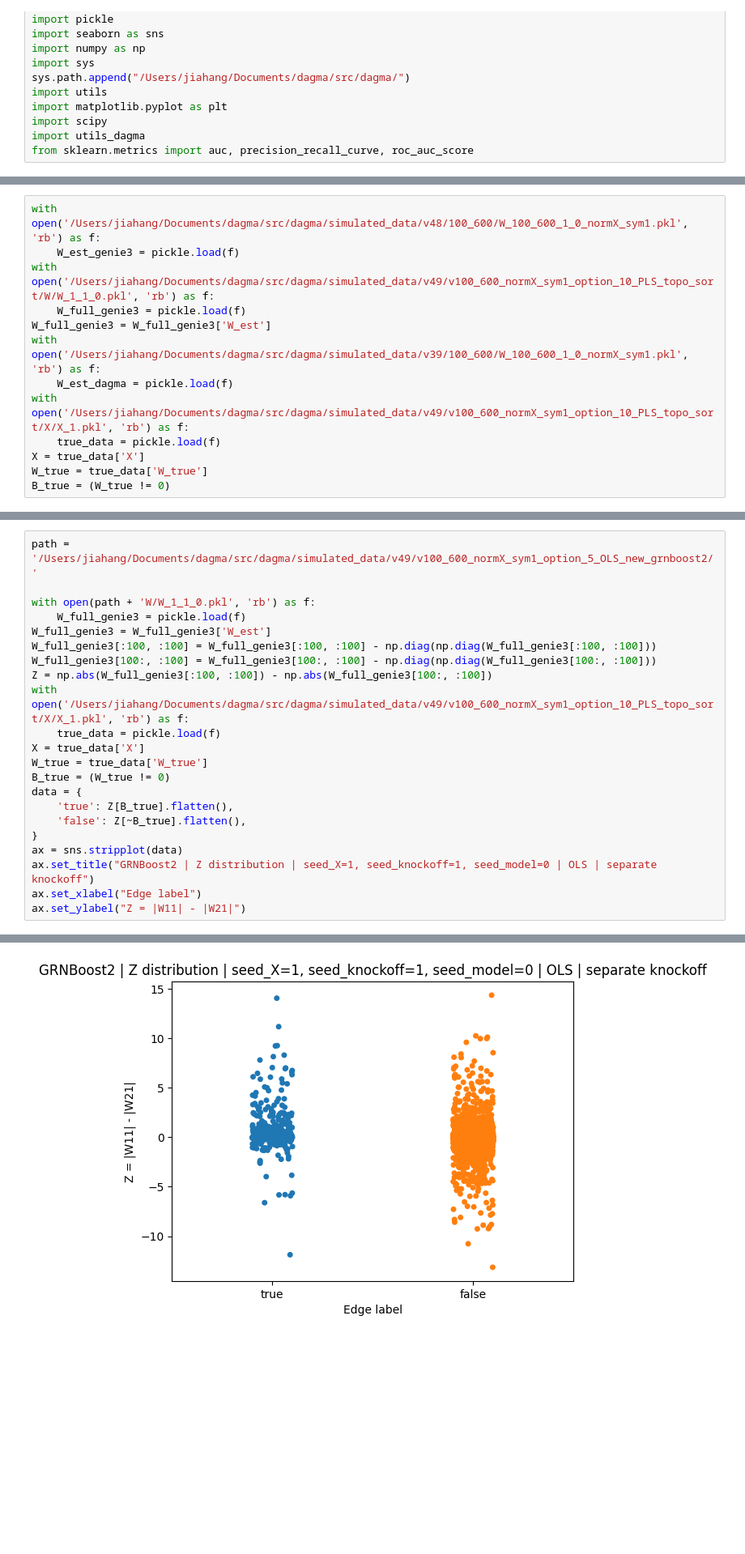
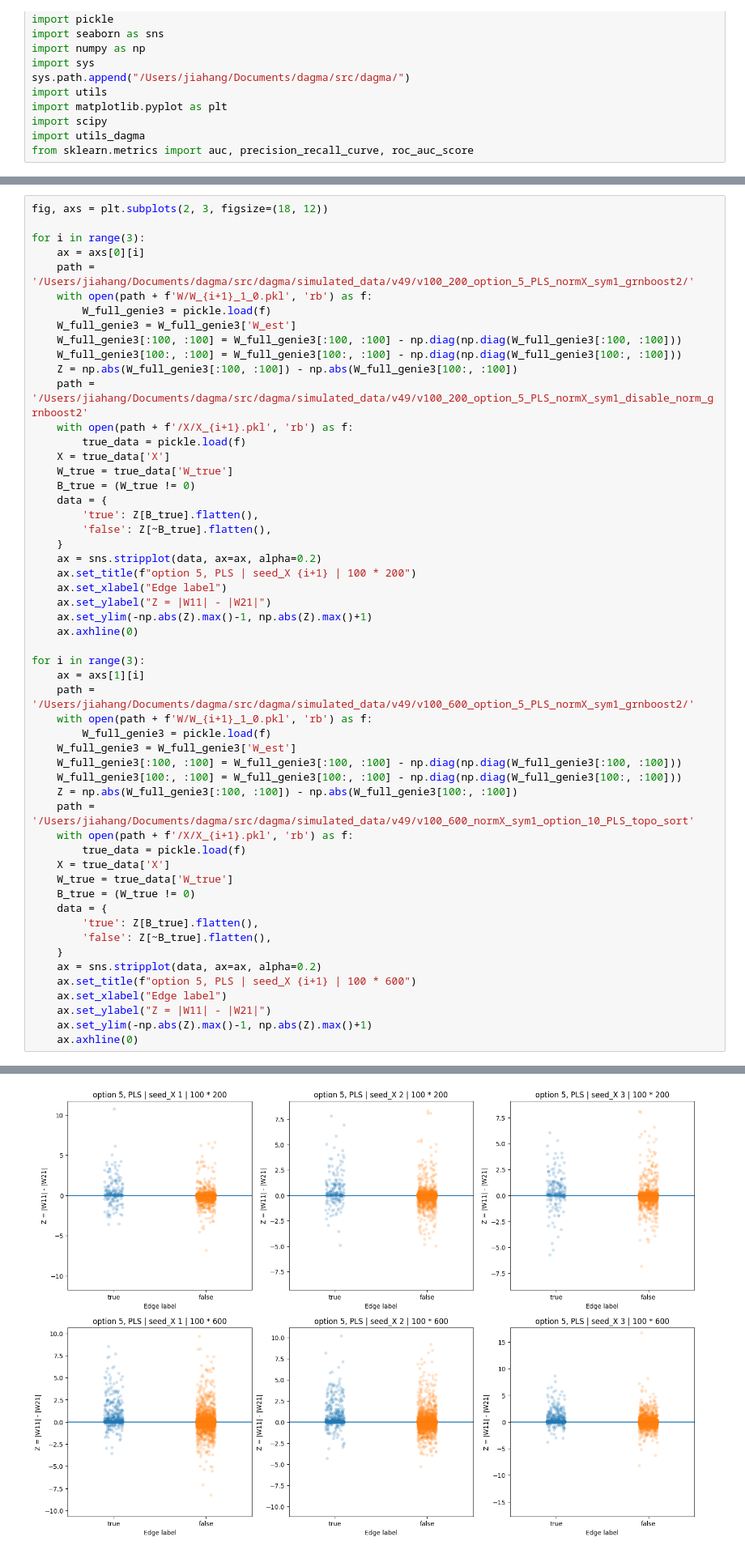
Before and after one commit to LspongebobJH/dagma, a Jupyter notebook: src/dagma/notebooks/v48_49.ipynb, the cells around one changed output, grey strips where cells are left out. Shown at 81% size. Saved outputs shown, nothing was run; the diff lists cells and outputs as text; blank space fills up the shorter version.

```diff
--- a/src/dagma/notebooks/v48_49.ipynb
+++ b/src/dagma/notebooks/v48_49.ipynb
@@ -63,13 +117,0 @@ def fdr_log(W, no_knockoff=False):
-# %%
-with open('/Users/jiahang/Documents/dagma/src/dagma/simulated_data/v48/100_600/W_100_600_1_0_normX_sym1.pkl', 'rb') as f:
-    W_est_genie3 = pickle.load(f)
-with open('/Users/jiahang/Documents/dagma/src/dagma/simulated_data/v49/v100_600_normX_sym1_option_10_PLS_topo_sort/W/W_1_1_0.pkl', 'rb') as f:
-    W_full_genie3 = pickle.load(f)
-W_full_genie3 = W_full_genie3['W_est']
-with open('/Users/jiahang/Documents/dagma/src/dagma/simulated_data/v39/100_600/W_100_600_1_0_normX_sym1.pkl', 'rb') as f:
-    W_est_dagma = pickle.load(f)
-with open('/Users/jiahang/Documents/dagma/src/dagma/simulated_data/v49/v100_600_normX_sym1_option_10_PLS_topo_sort/X/X_1.pkl', 'rb') as f:
-    true_data = pickle.load(f)
-X = true_data['X']
-W_true = true_data['W_true']
-B_true = (W_true != 0)
@@ -251,23 +195,55 @@ array([9.70489336])
 # %%
-path = '/Users/jiahang/Documents/dagma/src/dagma/simulated_data/v49/v100_600_normX_sym1_option_5_OLS_new_grnboost2/'
+fig, axs = plt.subplots(2, 3, figsize=(18, 12))
 
-with open(path + 'W/W_1_1_0.pkl', 'rb') as f:
-    W_full_genie3 = pickle.load(f)
-W_full_genie3 = W_full_genie3['W_est']
-W_full_genie3[:100, :100] = W_full_genie3[:100, :100] - np.diag(np.diag(W_full_genie3[:100, :100]))
-W_full_genie3[100:, :100] = W_full_genie3[100:, :100] - np.diag(np.diag(W_full_genie3[100:, :100]))
-Z = np.abs(W_full_genie3[:100, :100]) - np.abs(W_full_genie3[100:, :100])
-with open('/Users/jiahang/Documents/dagma/src/dagma/simulated_data/v49/v100_600_normX_sym1_option_10_PLS_topo_sort/X/X_1.pkl', 'rb') as f:
-    true_data = pickle.load(f)
-X = true_data['X']
-W_true = true_data['W_true']
-B_true = (W_true != 0)
-data = {
-    'true': Z[B_true].flatten(),
-    'false': Z[~B_true].flatten(),
-}
-ax = sns.stripplot(data)
-ax.set_title("GRNBoost2 | Z distribution | seed_X=1, seed_knockoff=1, seed_model=0 | OLS | separate knockoff")
-ax.set_xlabel("Edge label")
-ax.set_ylabel("Z = |W11| - |W21|")
+for i in range(3):
+    ax = axs[0][i]
+    path = '/Users/jiahang/Documents/dagma/src/dagma/simulated_data/v49/v100_200_option_5_PLS_normX_sym1_grnboost2/'
+    with open(path + f'W/W_{i+1}_1_0.pkl', 'rb') as f:
+        W_full_genie3 = pickle.load(f)
+    W_full_genie3 = W_full_genie3['W_est']
+    W_full_genie3[:100, :100] = W_full_genie3[:100, :100] - np.diag(np.diag(W_full_genie3[:100, :100]))
+    W_full_genie3[100:, :100] = W_full_genie3[100:, :100] - np.diag(np.diag(W_full_genie3[100:, :100]))
+    Z = np.abs(W_full_genie3[:100, :100]) - np.abs(W_full_genie3[100:, :100])
+    path = '/Users/jiahang/Documents/dagma/src/dagma/simulated_data/v49/v100_200_option_5_PLS_normX_sym1_disable_norm_grnboost2'
+    with open(path + f'/X/X_{i+1}.pkl', 'rb') as f:
+        true_data = pickle.load(f)
+    X = true_data['X']
+    W_true = true_data['W_true']
+    B_true = (W_true != 0)
+    data = {
+        'true': Z[B_true].flatten(),
+        'false': Z[~B_true].flatten(),
+    }
+    ax = sns.stripplot(data, ax=ax, alpha=0.2)
+    ax.set_title(f"option 5, PLS | seed_X {i+1} | 100 * 200")
+    ax.set_xlabel("Edge label")
+    ax.set_ylabel("Z = |W11| - |W21|")
+    ax.set_ylim(-np.abs(Z).max()-1, np.abs(Z).max()+1)
+    ax.axhline(0)
+
+for i in range(3):
+    ax = axs[1][i]
+    path = '/Users/jiahang/Documents/dagma/src/dagma/simulated_data/v49/v100_600_option_5_PLS_normX_sym1_grnboost2/'
+    with open(path + f'W/W_{i+1}_1_0.pkl', 'rb') as f:
+        W_full_genie3 = pickle.load(f)
+    W_full_genie3 = W_full_genie3['W_est']
+    W_full_genie3[:100, :100] = W_full_genie3[:100, :100] - np.diag(np.diag(W_full_genie3[:100, :100]))
+    W_full_genie3[100:, :100] = W_full_genie3[100:, :100] - np.diag(np.diag(W_full_genie3[100:, :100]))
+    Z = np.abs(W_full_genie3[:100, :100]) - np.abs(W_full_genie3[100:, :100])
+    path = '/Users/jiahang/Documents/dagma/src/dagma/simulated_data/v49/v100_600_normX_sym1_option_10_PLS_topo_sort'
+    with open(path + f'/X/X_{i+1}.pkl', 'rb') as f:
+        true_data = pickle.load(f)
+    X = true_data['X']
+    W_true = true_data['W_true']
+    B_true = (W_true != 0)
+    data = {
+        'true': Z[B_true].flatten(),
+        'false': Z[~B_true].flatten(),
+    }
+    ax = sns.stripplot(data, ax=ax, alpha=0.2)
+    ax.set_title(f"option 5, PLS | seed_X {i+1} | 100 * 600")
+    ax.set_xlabel("Edge label")
+    ax.set_ylabel("Z = |W11| - |W21|")
+    ax.set_ylim(-np.abs(Z).max()-1, np.abs(Z).max()+1)
+    ax.axhline(0)
 # %% [output]
@@ -275 +250 @@ Text(0, 0.5, 'Z = |W11| - |W21|')
-[figure, old version]
+[figure, new version]
```
Also changed, not shown: parts of 16 cells of this notebook.
